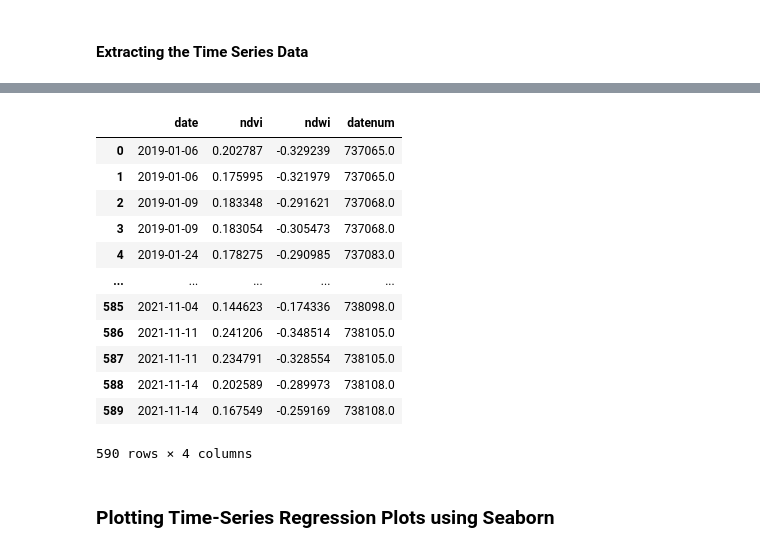
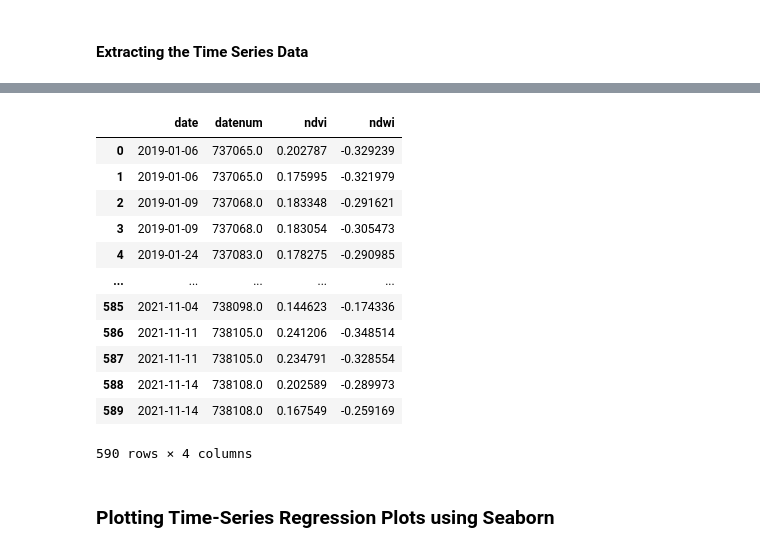
Before and after one commit to icg-innovation/ICG_GEM_Innovation_Workshop_17_Nov_2021, a Jupyter notebook: submitted_notebooks/ICG_GEM_Innovation_Hack_2021_11_17_MaxFM.ipynb, the cells around one changed output, grey strips where cells are left out. Saved outputs shown, nothing was run; the diff lists cells and outputs as text; code cells hidden in the pictures.

Commit message:
Fixed bugs and improved data extraction.

```diff
--- a/submitted_notebooks/ICG_GEM_Innovation_Hack_2021_11_17_MaxFM.ipynb
+++ b/submitted_notebooks/ICG_GEM_Innovation_Hack_2021_11_17_MaxFM.ipynb
@@ -68,16 +68,19 @@ Here I am attempting to extract NDVI and NDWI timeseries data from the Sentinel
 # %% [markdown]
 #### Extracting the Time Series Data
 # %%
-# SUPER hacky way of extracting median NDVI and NDWI from each Sentinel 2
-# image in Shamshato.
+%%time
 
-# Sets up dummpy lists to be appended to.
-median_ndvi = []
-median_ndwi = []
+filepath_gen = Path(f'/content/drive/Shareddrives/ICG Data Analytics/Data/Pakistan/Shamshato').rglob('*/Sentinel_2_SR/*.tif')
+filepaths = [file for file in filepath_gen if file.is_file()]
+no_of_files = len(filepaths)
+
+# Sets up dummpy arrays/lists to be amended.
+median_ndvi = np.empty(no_of_files)
+median_ndwi = np.empty(no_of_files)
 date_list = []
 
 # Recursively iterating through each Sentinel 2 image in the Shamshato folder.
-for path in Path(f'{base_filepath}/Shamshato').rglob('*/Sentinel_2_SR/*.tif'):
+for index, path in enumerate(filepaths):
     # Load in raster.
     raster = riox.open_rasterio(path) / 10000
 
@@ -85,9 +88,5 @@ for path in Path(f'{base_filepath}/Shamshato').rglob('*/Sentinel_2_SR/*.tif'):
     date_list.append(f"{path.name[:4]}-{path.name[4:6]}-{path.name[6:8]}")
 
     # Calculate median NDVI and NDWI and append to relevant lists.
-    median_ndvi.append(
-        calculate_ndvi(raster).median()
-    )
-    median_ndwi.append(
-        calculate_ndwi(raster).median()
-    )
+    median_ndvi[index] = calculate_ndvi(raster).median()
+    median_ndwi[index] = calculate_ndwi(raster).median()
@@ -94,33 +96,28 @@ for path in Path(f'{base_filepath}/Shamshato').rglob('*/Sentinel_2_SR/*.tif'):
 # %%
 # Insert extracted data to Pandas DataFrame.
 df = pd.DataFrame(
     {
         "date": np.array(date_list),
-        "ndvi": np.array(median_ndvi),
-        "ndwi": np.array(median_ndwi),
+        "datenum": datestr2num(date_list), # Converts dates to floats as some plotting functions do not accept str or datetime values.
+        "ndvi": median_ndvi,
+        "ndwi": median_ndwi,
     }
 )
 
-# Converts dates to datetime objects.
-df.date = pd.to_datetime(df.date)
-# Converts dates to numerical objects for plotting purposes as some plotting
-# functions do not accept datetime objects.
-df["datenum"] = datestr2num(dates)
-
 df
 # %% [output]
-|  | date | ndvi | ndwi | datenum |
-| 0 | 2019-01-06 | 0.202787 | -0.329239 | 737065.0 |
-| 1 | 2019-01-06 | 0.175995 | -0.321979 | 737065.0 |
-| 2 | 2019-01-09 | 0.183348 | -0.291621 | 737068.0 |
-| 3 | 2019-01-09 | 0.183054 | -0.305473 | 737068.0 |
-| 4 | 2019-01-24 | 0.178275 | -0.290985 | 737083.0 |
+|  | date | datenum | ndvi | ndwi |
+| 0 | 2019-01-06 | 737065.0 | 0.202787 | -0.329239 |
+| 1 | 2019-01-06 | 737065.0 | 0.175995 | -0.321979 |
+| 2 | 2019-01-09 | 737068.0 | 0.183348 | -0.291621 |
+| 3 | 2019-01-09 | 737068.0 | 0.183054 | -0.305473 |
+| 4 | 2019-01-24 | 737083.0 | 0.178275 | -0.290985 |
 | ... | ... | ... | ... | ... |
-| 585 | 2021-11-04 | 0.144623 | -0.174336 | 738098.0 |
-| 586 | 2021-11-11 | 0.241206 | -0.348514 | 738105.0 |
-| 587 | 2021-11-11 | 0.234791 | -0.328554 | 738105.0 |
-| 588 | 2021-11-14 | 0.202589 | -0.289973 | 738108.0 |
-| 589 | 2021-11-14 | 0.167549 | -0.259169 | 738108.0 |
+| 585 | 2021-11-04 | 738098.0 | 0.144623 | -0.174336 |
+| 586 | 2021-11-11 | 738105.0 | 0.241206 | -0.348514 |
+| 587 | 2021-11-11 | 738105.0 | 0.234791 | -0.328554 |
+| 588 | 2021-11-14 | 738108.0 | 0.202589 | -0.289973 |
+| 589 | 2021-11-14 | 738108.0 | 0.167549 | -0.259169 |
 590 rows × 4 columns
 # %% [markdown]
 ### Plotting Time-Series Regression Plots using Seaborn
```
Also changed, not shown: parts of 5 cells of this notebook.
